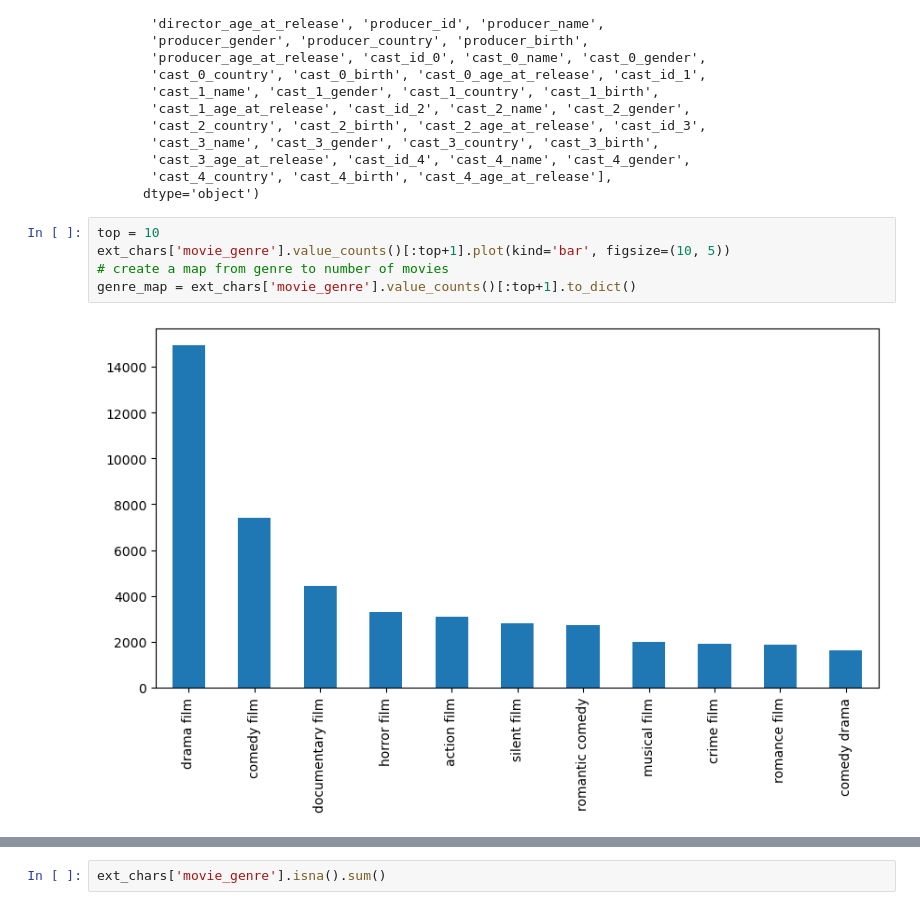
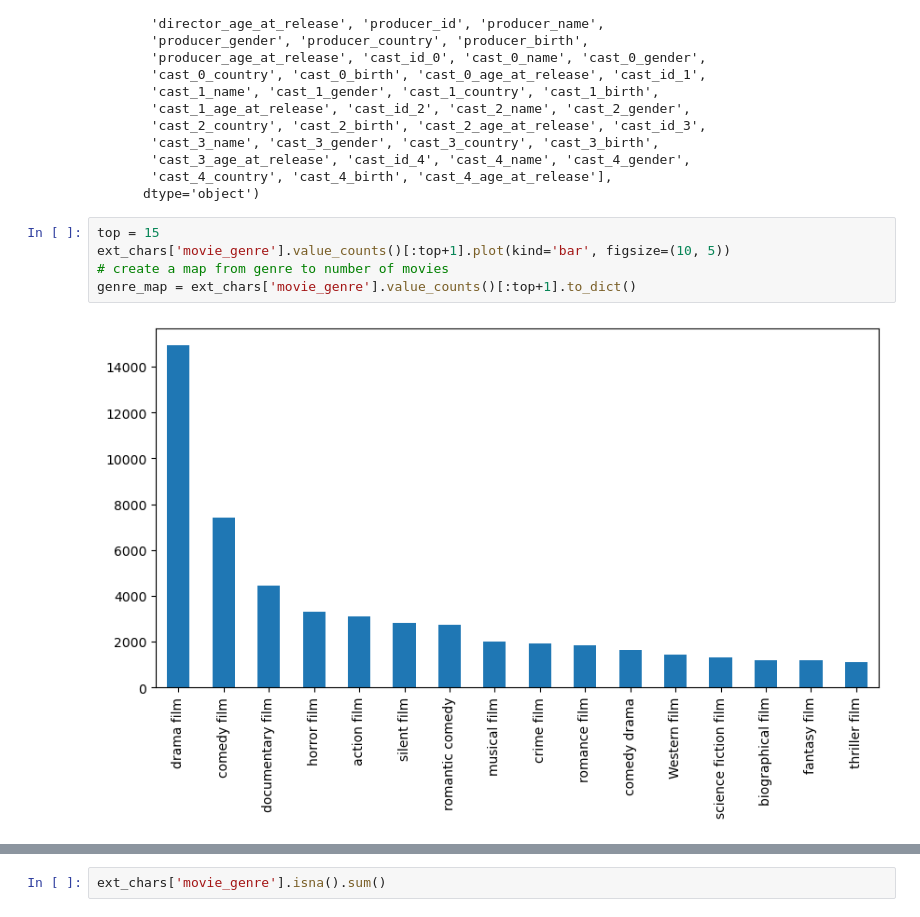
Before and after one commit to epfl-ada/ada-2022-project-imdbmi, a Jupyter notebook: analysis/diversity.ipynb, the cells around one changed output, grey strips where cells are left out. Saved outputs shown, nothing was run; the diff lists cells and outputs as text.

```diff
--- a/analysis/diversity.ipynb
+++ b/analysis/diversity.ipynb
@@ -213,9 +213,9 @@ Index(['movie_id', 'movie_name', 'movie_genre', 'movie_origin',
        'cast_4_country', 'cast_4_birth', 'cast_4_age_at_release'],
       dtype='object')
 # %%
-top = 10
+top = 15
 ext_chars['movie_genre'].value_counts()[:top+1].plot(kind='bar', figsize=(10, 5))
 # create a map from genre to number of movies
 genre_map = ext_chars['movie_genre'].value_counts()[:top+1].to_dict()
 # %% [output]
-[figure, old version]
+[figure, new version]
```
Also changed, not shown: parts of 22 cells of this notebook.
